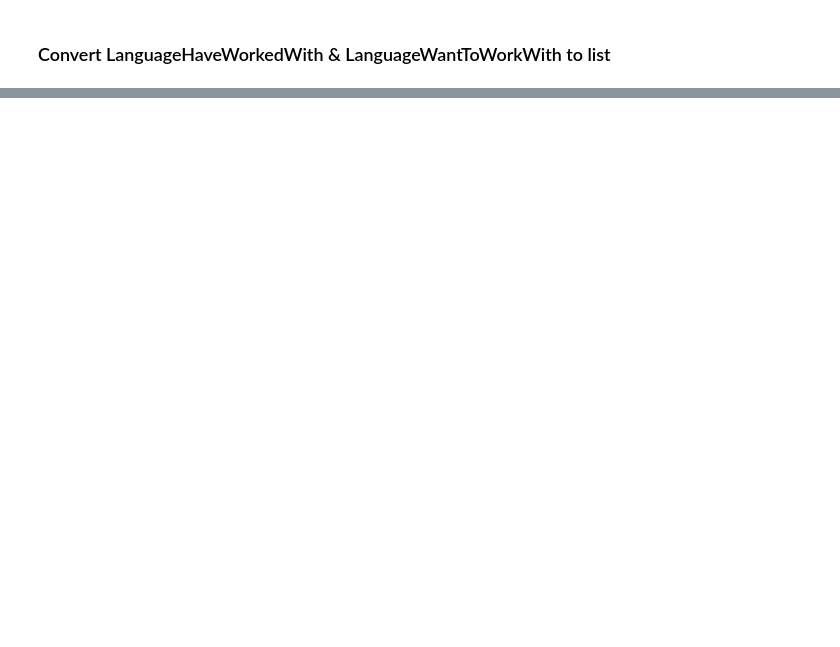
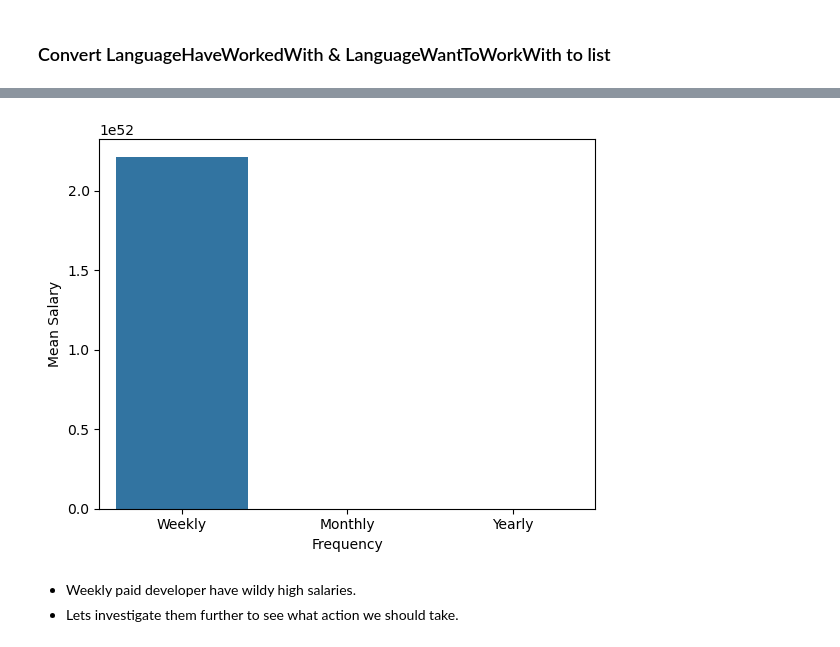
Before and after one commit to regan-mu/Stack-Overflow-Dev-Survey-Data-Analysis, a Jupyter notebook: Notebooks/2022.ipynb, the cells around one changed output, grey strips where cells are left out. Cells and saved outputs as stored; diff of their text form; code cells hidden in the pictures; blank space fills up the shorter version.

```diff
--- a/Notebooks/2022.ipynb
+++ b/Notebooks/2022.ipynb
@@ -136,0 +282,3 @@ df_2022.shape
+# %%
+df_2022["Salary"] = round(df_2022["CompTotal"]/df_2022["Exchange_rate_USD"], 4)
+df_2022.head(2)
@@ -136,0 +289,4 @@ df_2022.shape
+# %%
+# Drop the CompTotal and the Exchange_rate_USD.
+# We don't need them any more.
+df_2022 = df_2022.drop(["CompTotal", "Exchange_rate_USD"], axis=1)
@@ -136,0 +304,3 @@ df_2022.shape
+# %%
+df_2022["AnnualSalary"] = df_2022[["Salary", "CompFreq"]]\
+    .apply(lambda x: x["Salary"]*12 if x["CompFreq"] == "Monthly" else (x["Salary"]*52 if x["CompFreq"] == "Weekly" else x["Salary"]), axis=1)
@@ -136,0 +316,16 @@ df_2022.shape
+# %%
+df_weekly_salary = df_2022[df_2022.CompFreq == "Weekly"].Salary.mean()
+df_monthly_salary = df_2022[df_2022.CompFreq == "Monthly"].Salary.mean()
+df_annual_salary = df_2022[df_2022.CompFreq == "Yearly"].Salary.mean()
+# %%
+salary_freq = ["Weekly", "Monthly", "Yearly"]
+mean_salary_freq = [df_weekly_salary, df_monthly_salary, df_annual_salary]
+sns.barplot(x=salary_freq, y=mean_salary_freq)
+plt.xlabel("Frequency")
+plt.ylabel("Mean Salary")
+plt.show()
+# %% [output]
+[figure, added]
+# %% [markdown]
+* Weekly paid developer have wildy high salaries.
+* Lets investigate them further to see what action we should take.
```
Also changed, not shown: parts of 40 cells of this notebook, 1 other file.
